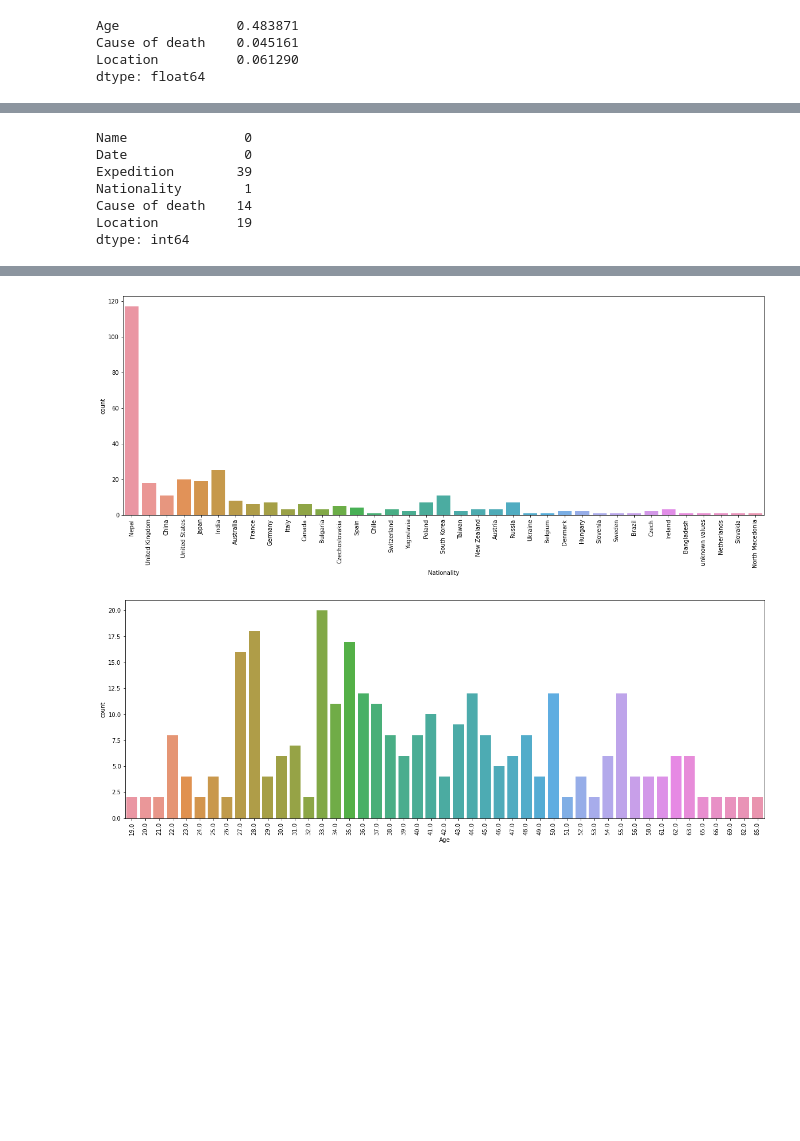
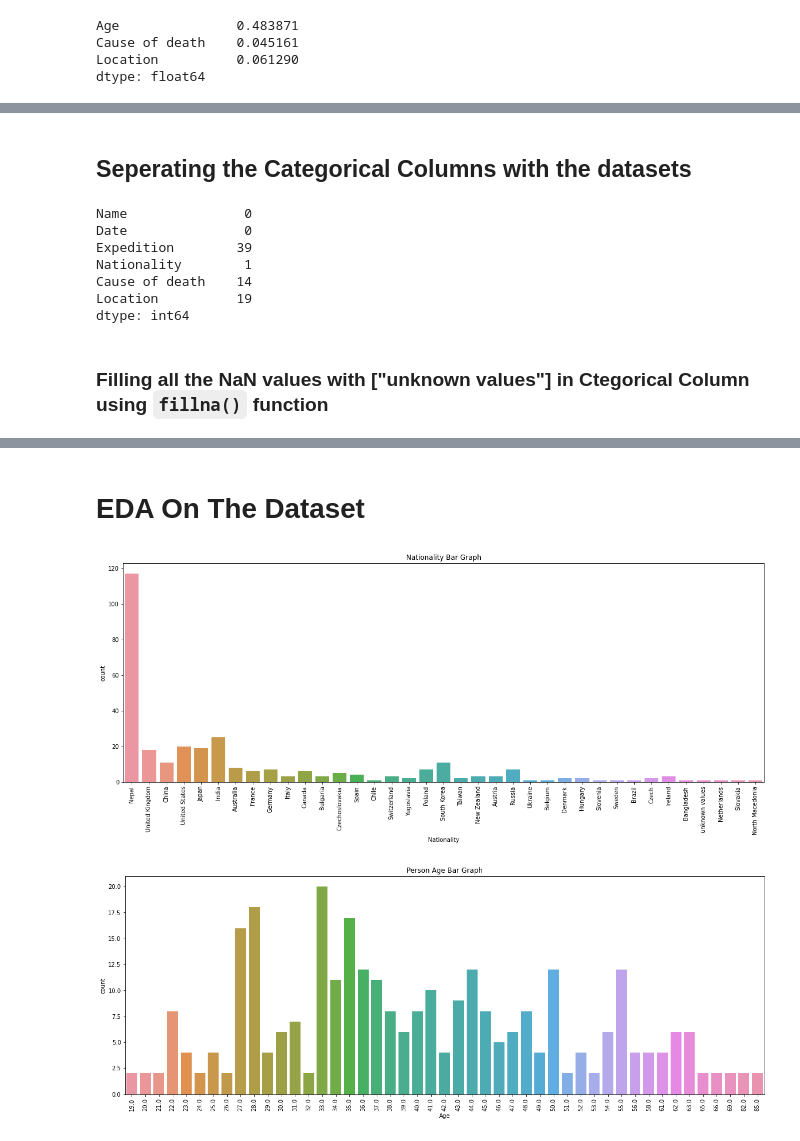
Before and after one commit to everydaycodings/Data-Science-End-To-End-Notebook-Project, a Jupyter notebook: EDA_on_Mount_Everest_Climbing_Deaths .ipynb, the cells around one changed output, grey strips where cells are left out. Cells and saved outputs as stored; diff of their text form; code cells hidden in the pictures; blank space fills up the shorter version.

```diff
--- a/EDA_on_Mount_Everest_Climbing_Deaths .ipynb
+++ b/EDA_on_Mount_Everest_Climbing_Deaths .ipynb
@@ -110,3 +103,5 @@ impute_nann(data, "Age")
+# %% [markdown]
+## Seperating the Categorical Columns with the datasets
 # %%
 cat_categories = [feature for feature in data.columns if data[feature].dtype == "O"]
 data[cat_categories].isnull().sum()
@@ -118,6 +113,8 @@ Nationality        1
 Cause of death    14
 Location          19
 dtype: int64
+# %% [markdown]
+### Filling all the NaN values with ["unknown values"] in Ctegorical Column using `fillna()` function
 # %%
 data[cat_categories] = data[cat_categories].fillna("unknown values")
 data.head()
@@ -128,20 +125,24 @@ data.head()
 | 2 | 3 | Norbu | June 7, 1922 | 63.0 | 1922 British Mount Everest Expedi... | Nepal | Avalanche | Below North Col |
 | 3 | 4 | Pasang | June 7, 1922 | 48.0 | 1922 British Mount Everest Expedi... | Nepal | Avalanche | Below North Col |
 | 4 | 5 | Pema | June 7, 1922 | 41.0 | 1922 British Mount Everest Expedi... | Nepal | Avalanche | Below North Col |
+# %% [markdown]
+# EDA On The Dataset
 # %%
 plt.figure(figsize=(20,7))
 sns.countplot(x="Nationality", data=data)
+plt.title('Nationality Bar Graph')
 plt.xticks(rotation=90)
 plt.show()
 # %% [output]
-[figure, old version]
+[figure, new version]
 # %%
 plt.figure(figsize=(20,7))
 sns.countplot(x="Age", data=data)
+plt.title('Person Age Bar Graph')
 plt.xticks(rotation=90)
 plt.show()
 # %% [output]
-[figure, old version]
+[figure, new version]
 # %%
 plt.figure(figsize=(20,7))
 sns.countplot(x="Cause of death", data=data)
```
Also changed, not shown: parts of 16 cells of this notebook.
